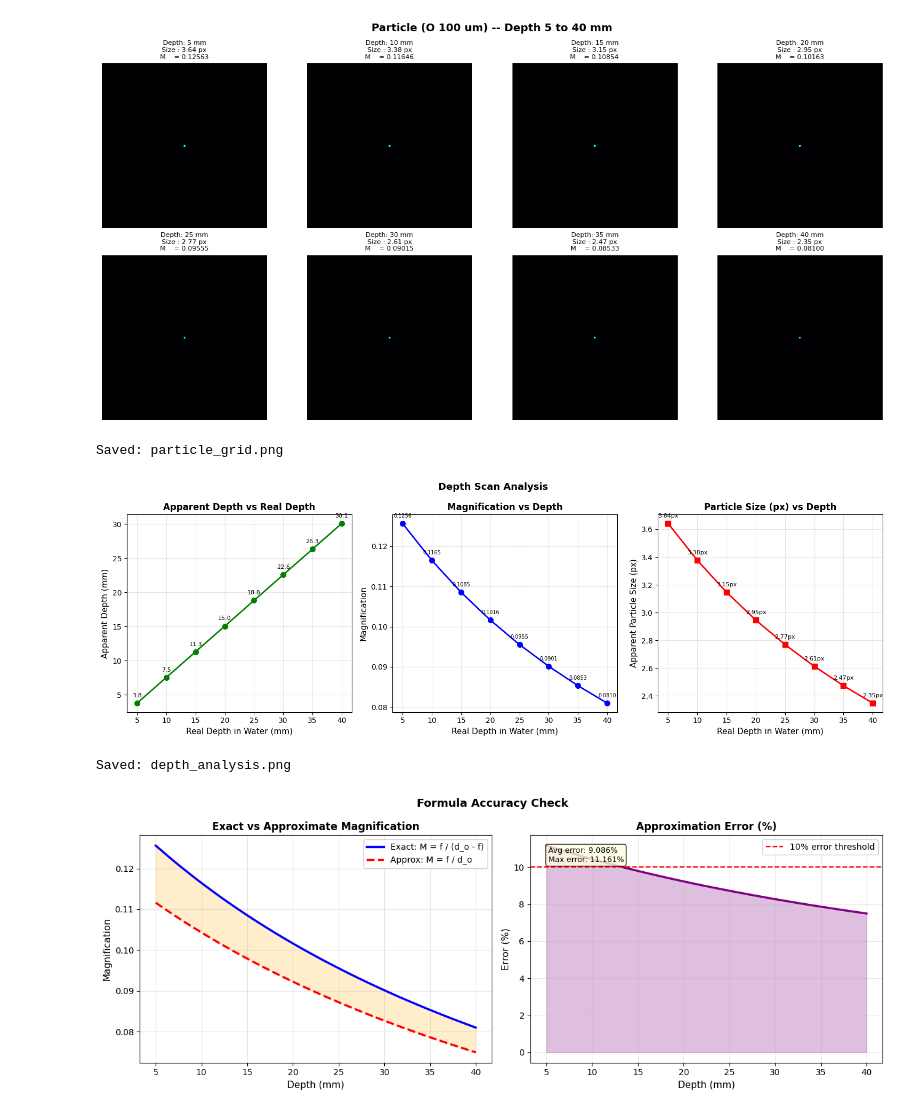
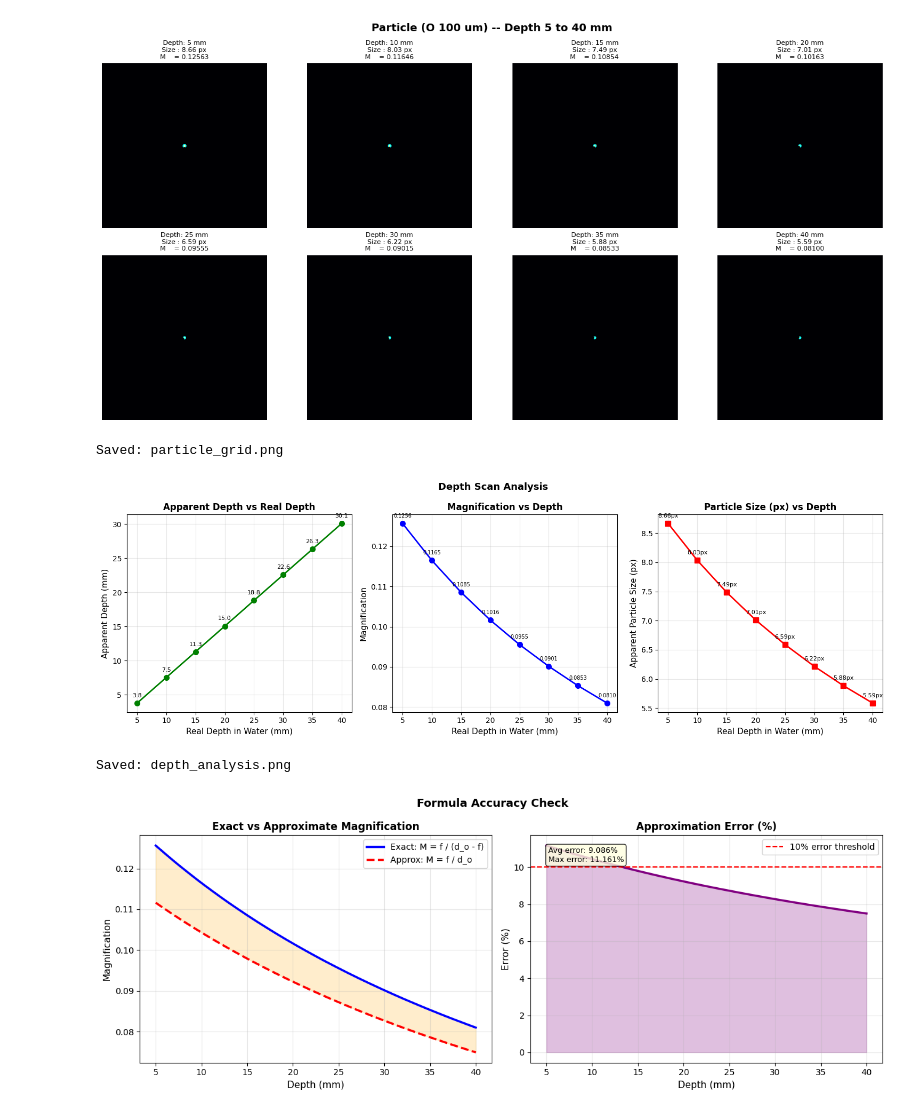
Before and after one commit to sangtruong92/Microplastic-simulation, a Jupyter notebook: MicroPlastic_investigate_particles_deepwater.ipynb, the cells around one changed output. Saved outputs shown, nothing was run; the diff lists cells and outputs as text; code cells hidden in the pictures.

```diff
--- a/MicroPlastic_investigate_particles_deepwater.ipynb
+++ b/MicroPlastic_investigate_particles_deepwater.ipynb
@@ -352,7 +352,7 @@ print(f"Outputs will be saved to: {OUTPUT_DIR}")
 # ===========================================================
 N_WATER             = 1.33      # Refractive index of water
 FOCAL_LENGTH_MM     = 6.0       # Camera focal length (mm)
-PIXEL_SIZE_UM       = 3.45      # Sensor pixel size (micrometers)
+PIXEL_SIZE_UM       = 1.45      # Sensor pixel size (micrometers)
 CAMERA_DISTANCE_MM  = 50.0      # Distance from camera lens to water surface (mm)
 PARTICLE_SIZE_UM    = 100.0     # Real particle diameter (micrometers)
 IMAGE_SHAPE         = (512, 512) # (height, width) in pixels
@@ -645,6 +645,6 @@ Depth (mm)   App.Depth (mm)    Magnif.      Size (px)
 [figure]
 Saved: particle_grid.png
-[figure, old version]
+[figure, new version]
 Saved: depth_analysis.png
 [figure]
 Saved: formula_error.png
```
Also changed, not shown: parts of 3 cells of this notebook.
